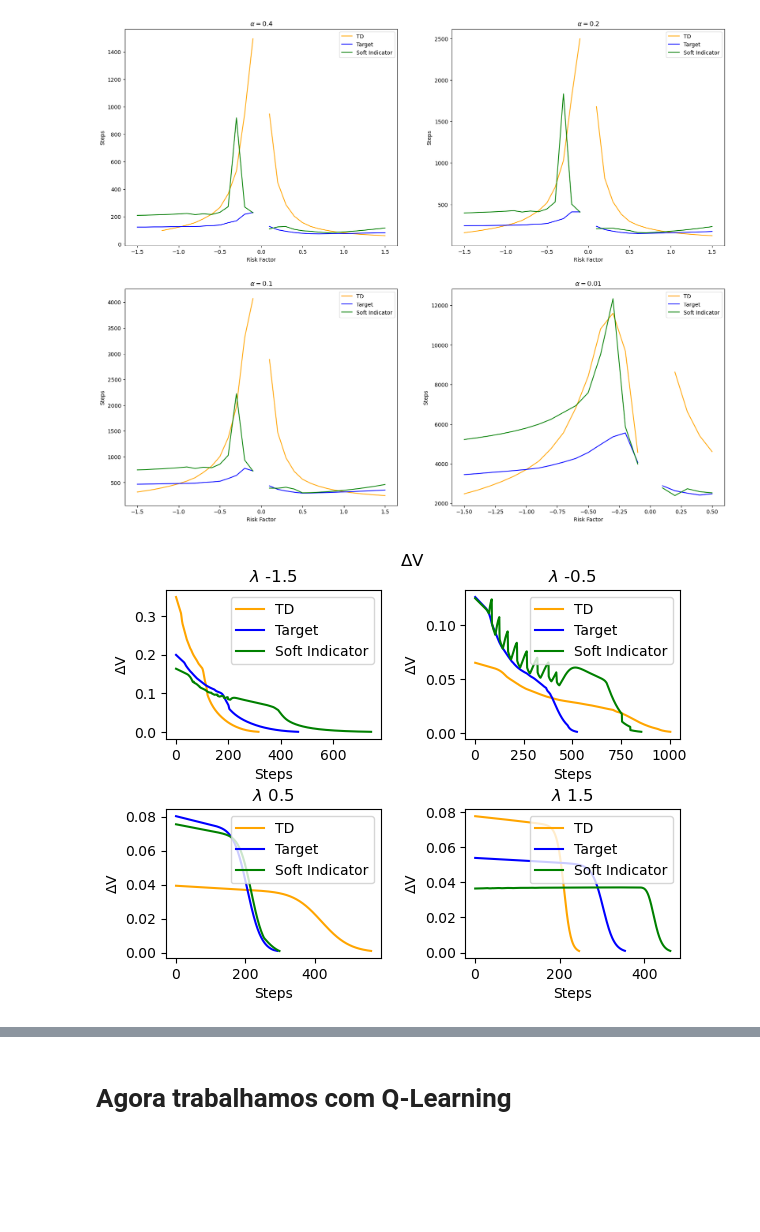
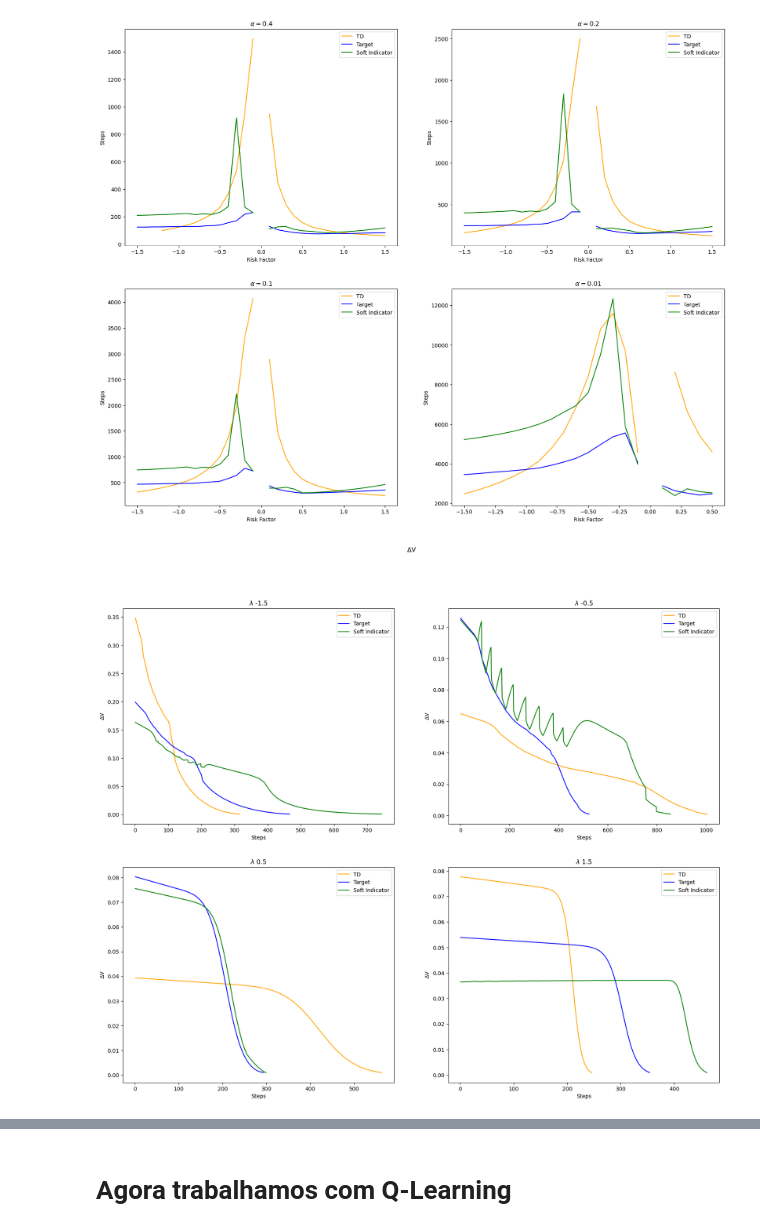
Before and after one commit to dulpneto/RiverCrossing-DQN, a Jupyter notebook: notebooks/Artigo.ipynb, the cells around one changed output, grey strips where cells are left out. Saved outputs shown, nothing was run; the diff lists cells and outputs as text; code cells hidden in the pictures; blank space fills up the shorter version.

```diff
--- a/notebooks/Artigo.ipynb
+++ b/notebooks/Artigo.ipynb
@@ -191,48 +192,47 @@ plt.show()
 # %%
 result_vi_diffs = pd.read_csv('../logs/vi/result_alpha_0.1_diffs.log',
                     sep='\t',
                     names=["lamb", "type", "step", "value"])
 
 def plot_vi(df, title, ylabel, plot='all', scale='linear'):
     #warnings.filterwarnings("ignore")
-    fig, axs = plt.subplots(2, 2)
-    fig.tight_layout(pad=3.0)
+    #fig, axs = plt.subplots(2, 2)
+    fig = plt.figure(figsize=(20, 16))
+    #fig.tight_layout(pad=3.0)
+    columns = 2
+    rows = 2
 
     i = 0
     for lamb in [-1.5,-0.5,0.5,1.5]:
-        if lamb == -1.5:
-            ax = axs[0,0]
-        elif lamb == -0.5:
-            ax = axs[0,1]
-        elif lamb == 0.5:
-            ax = axs[1,0]
-        elif lamb == 1.5:
-            ax = axs[1,1]
+        i+=1
+        fig.add_subplot(rows, columns, i)
 
         if plot == 'all' or plot == 'TD':
             td_neg_15 = df[df['lamb']==lamb][df['type']=='TD'].reset_index()
-            ax.plot(td_neg_15['step'], td_neg_15['value'], label = 'TD', color='orange')
+            plt.plot(td_neg_15['step'], td_neg_15['value'], label = 'TD', color='orange')
 
         if plot == 'all' or plot == 'Target':
             ta_neg_15 = df[df['lamb']==lamb][df['type']=='Target'].reset_index()
-            ax.plot(ta_neg_15['step'], ta_neg_15['value'], label = 'Target', color='blue')
+            plt.plot(ta_neg_15['step'], ta_neg_15['value'], label = 'Target', color='blue')
 
         if plot == 'all' or plot == 'SI':
             si_neg_15 = df[df['lamb']==lamb][df['type']=='SI'].reset_index()
-            ax.plot(si_neg_15['step'], si_neg_15['value'], label = 'Soft Indicator', color='green')
+            plt.plot(si_neg_15['step'], si_neg_15['value'], label = 'Soft Indicator', color='green')
 
         #plt.yscale('log')
-        ax.set_title(r'$\lambda$ {}'.format(lamb))
-        ax.set(xlabel='Steps', ylabel=ylabel, yscale=scale)
+        plt.title(r'$\lambda$ {}'.format(lamb))
+        plt.ylabel(ylabel)
+        plt.xlabel('Steps')
+        #ax.set(xlabel='Steps', ylabel=ylabel, yscale=scale)
+        plt.yscale(scale)
+        plt.legend()
 
-        ax.legend()
-
-    fig.suptitle(title)
+    plt.suptitle(title)
     plt.show()
 
 plot_vi(result_vi_diffs, r'$\Delta $V', r'$\Delta $V')
 # %% [output]
-[figure, old version]
+[figure, new version]
 # %%
 result_vi_diffs = pd.read_csv('../logs/vi/result_alpha_0.1_vso.log',
                     sep='\t',
```
Also changed, not shown: parts of 14 cells of this notebook, 2 other files.
